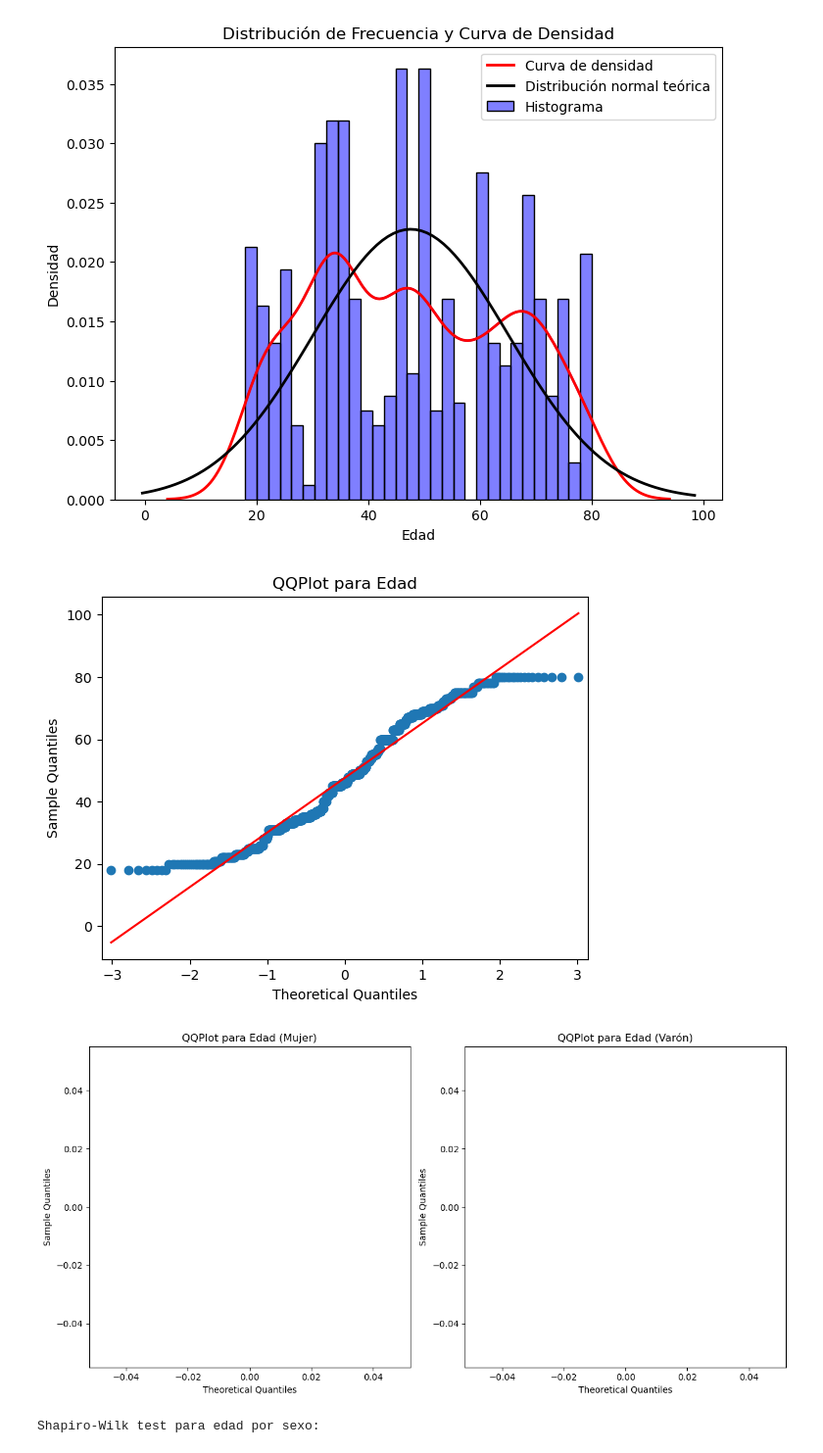
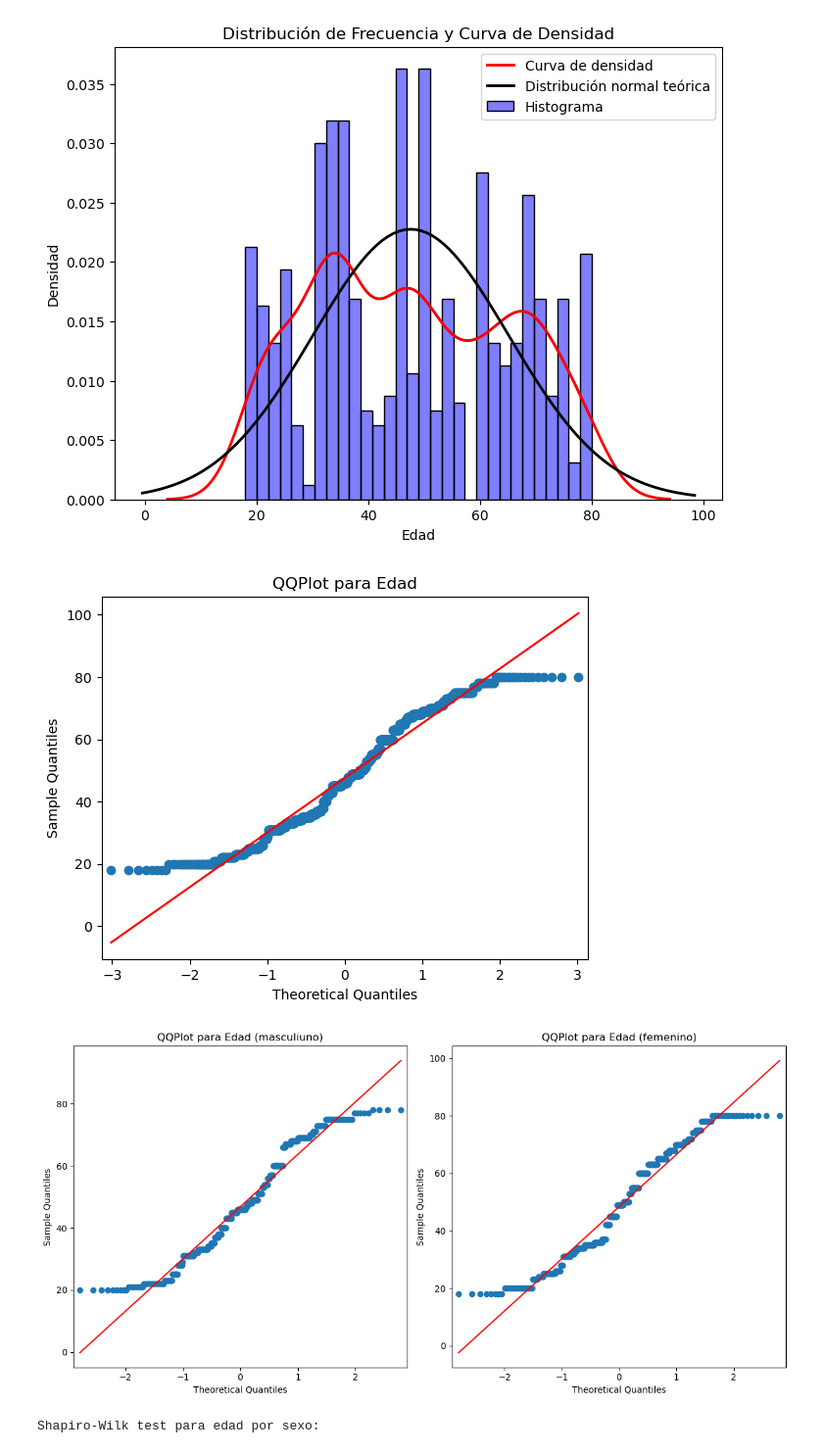
Before and after one commit to Lonelyprogram/TPFinaldeMET4OP, a Jupyter notebook: notebook/unionfinaltp.ipynb, the cells around one changed output. Shown at 98% size. Cells and saved outputs as stored; diff of their text form; code cells hidden in the pictures.

```diff
--- a/notebook/unionfinaltp.ipynb
+++ b/notebook/unionfinaltp.ipynb
@@ -1203,31 +674,31 @@ plt.show()
 # %%
 #Homocestacidad en las variables
 import pingouin as pg
 import statsmodels.api as sm
 from statsmodels.graphics.gofplots import qqplot
 
 #Volvemos a utilizar el dataframe de encuestas ponderado
 qqplot(df_ponderado['edad'], line='s')
 plt.title("QQPlot para Edad")
 plt.show()
 
 #Filtrar los datos por sexo
-ejercicio_mujer = df_ponderado[df_ponderado['sexo'] == 'F']['edad']
-ejercicio_varon = df_ponderado[df_ponderado['sexo'] == 'M']['edad']
+ejercicio_mujer = df_ponderado[df_ponderado['sexo'] == 'femenino']['edad']
+ejercicio_varon = df_ponderado[df_ponderado['sexo'] == 'masculino']['edad']
 
 # Crear la figura para los dos QQPlots
 fig, axes = plt.subplots(1, 2, figsize=(12, 6))
 
 # QQPlot para mujeres
 sm.qqplot(ejercicio_mujer, line='s', ax=axes[0])
-axes[0].set_title("QQPlot para Edad (Mujer)")
+axes[0].set_title("QQPlot para Edad (masculiuno)")
 
 # QQPlot para varones
 sm.qqplot(ejercicio_varon, line='s', ax=axes[1])
-axes[1].set_title("QQPlot para Edad (Varón)")
+axes[1].set_title("QQPlot para Edad (femenino)")
 
 plt.tight_layout()
 plt.show()
 # %% [output]
 [figure]
-[figure, old version]
+[figure, new version]
```
Also changed, not shown: parts of 41 cells of this notebook.
